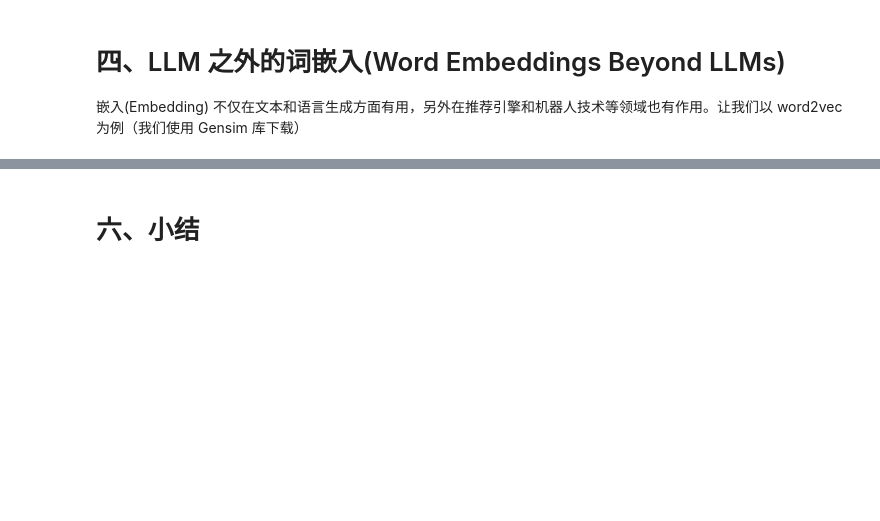
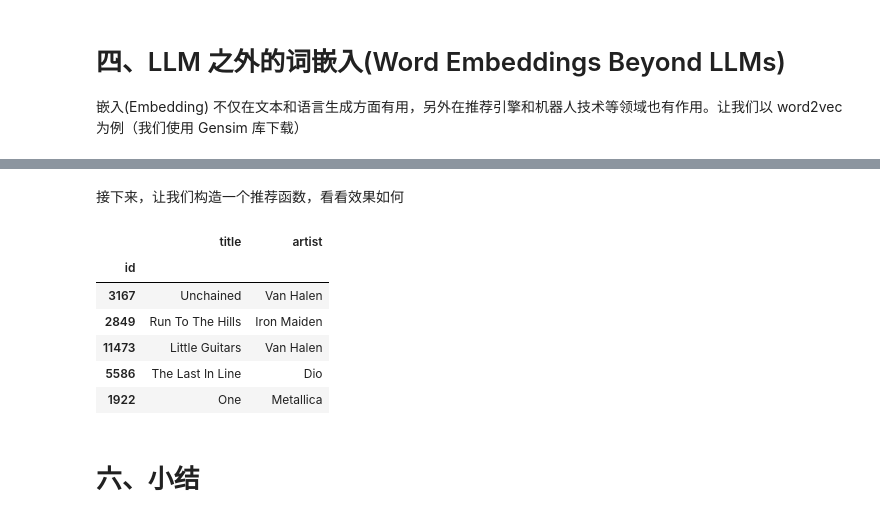
Before and after one commit to xiaocao-cookie/Learning-for-AI, a Jupyter notebook: LLM/01_tokenizer_and_embedding.ipynb, the cells around one changed output, grey strips where cells are left out. Cells and saved outputs as stored; diff of their text form; code cells hidden in the pictures; blank space fills up the shorter version.

```diff
--- a/LLM/01-tokenizer_and_embedding.ipynb
+++ b/LLM/01_tokenizer_and_embedding.ipynb
@@ -734,2 +1049,22 @@ print(word2vec_model.similarity("king", "banana"))
+# %% [markdown]
+接下来，让我们构造一个推荐函数，看看效果如何
+# %%
+import numpy as np
+
+def print_recommendations(song_id):
+    similar_songs = np.array(
+        model.wv.most_similar(positive=str(song_id),topn=5)
+    )[:,0]
+    return  songs_df.iloc[similar_songs]
+
+print_recommendations(2172)
+# %% [output]
+|  | title | artist |
+| id |  |  |
+| 3167 | Unchained | Van Halen |
+| 2849 | Run To The Hills | Iron Maiden |
+| 11473 | Little Guitars | Van Halen |
+| 5586 | The Last In Line | Dio |
+| 1922 | One | Metallica |
 # %% [markdown]
 # 六、小结
```
Also changed, not shown: parts of 28 cells of this notebook, 1 other file.
